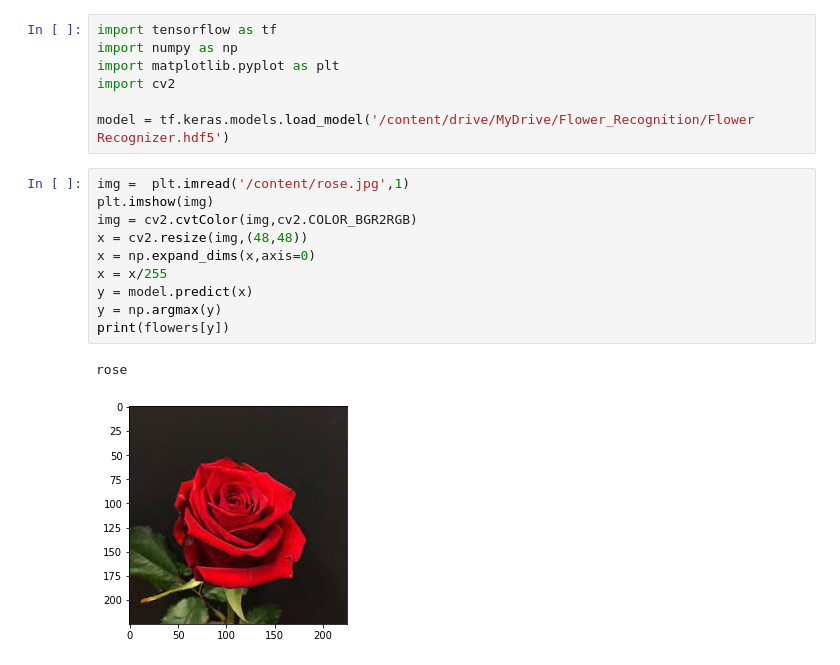
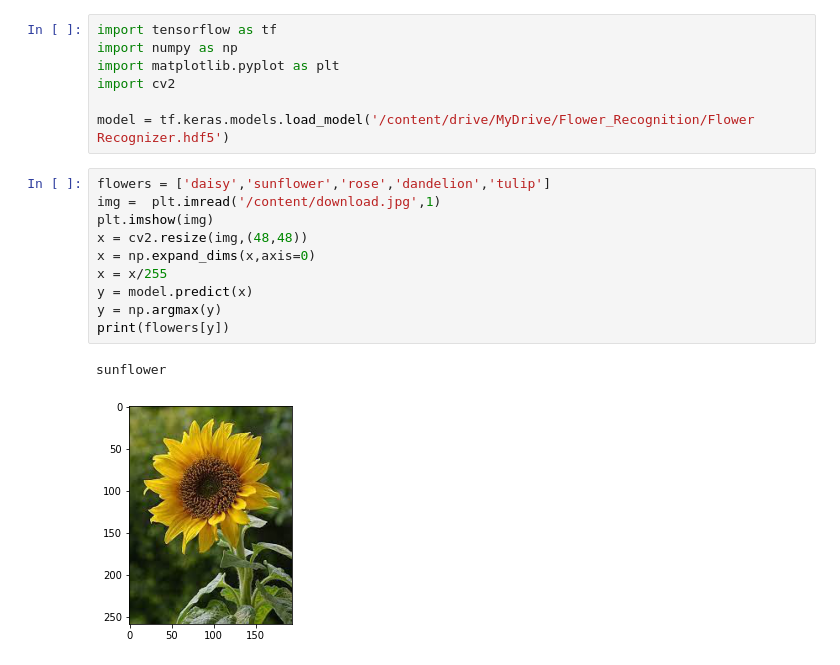
Before and after one commit to SanjayNSanju/Flower-Recognition, a Jupyter notebook: Prediction.ipynb, the cells around one changed output. Drawn from its saved outputs; the diff is of its cells as text.

```diff
--- a/Prediction.ipynb
+++ b/Prediction.ipynb
@@ -8,15 +8,15 @@ import cv2
 
 model = tf.keras.models.load_model('/content/drive/MyDrive/Flower_Recognition/Flower Recognizer.hdf5')
 # %%
-img =  plt.imread('/content/rose.jpg',1)
+flowers = ['daisy','sunflower','rose','dandelion','tulip']
+img =  plt.imread('/content/download.jpg',1)
 plt.imshow(img)
-img = cv2.cvtColor(img,cv2.COLOR_BGR2RGB)
 x = cv2.resize(img,(48,48))
 x = np.expand_dims(x,axis=0)
 x = x/255
 y = model.predict(x)
 y = np.argmax(y)
 print(flowers[y])
 # %% [output]
-rose
+sunflower
-[figure, old version]
+[figure, new version]
```
